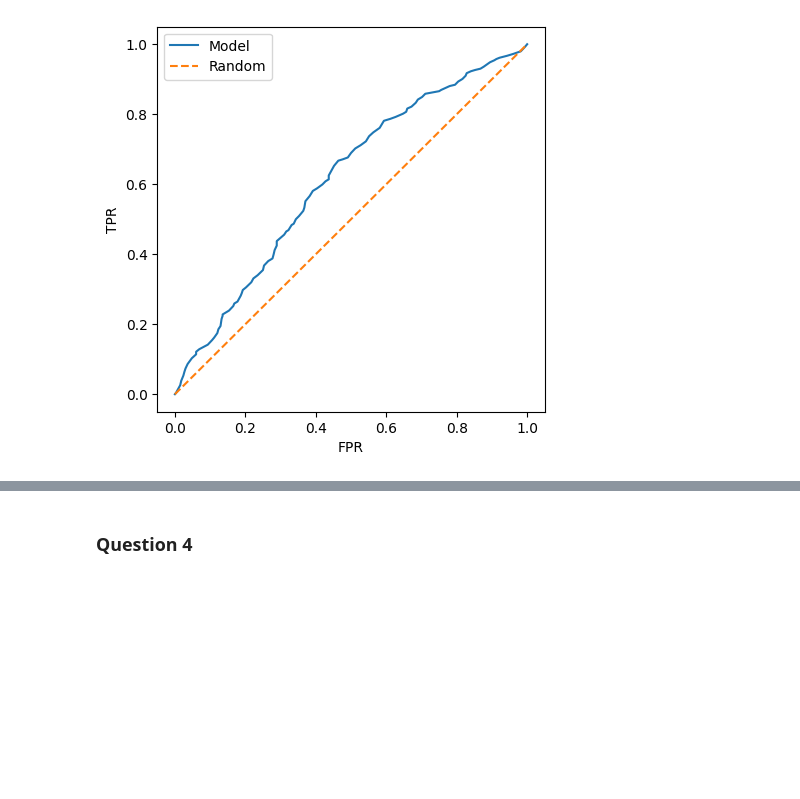
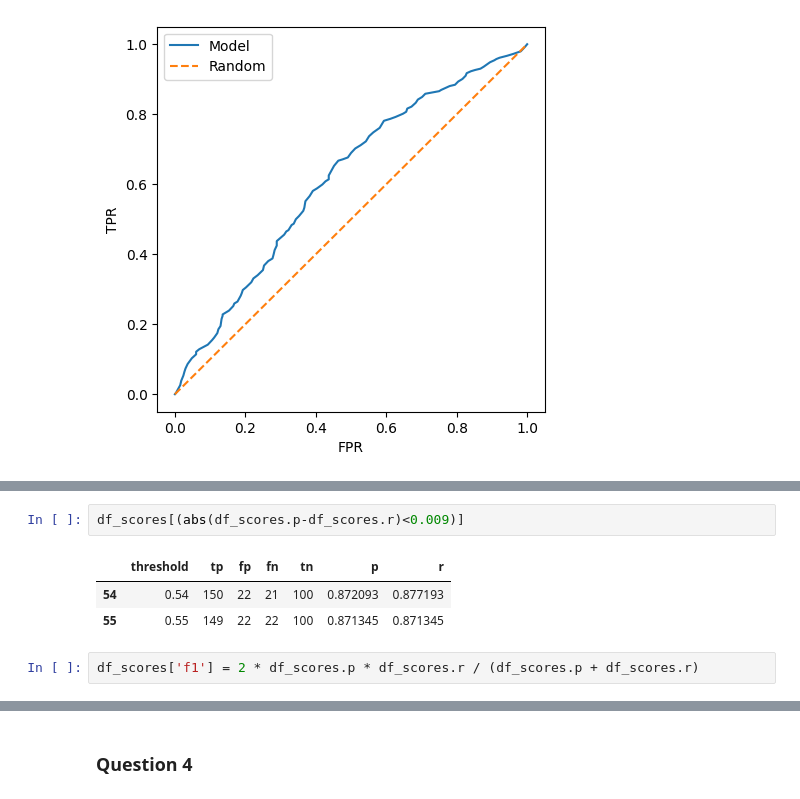
Before and after one commit to denshe/ml-zoomcamp, a Jupyter notebook: ml-zoomcamp-2025-homework4.ipynb, the cells around one changed output, grey strips where cells are left out. Drawn from its saved outputs; the diff is of its cells as text; blank space fills up the shorter version.

```diff
--- a/ml-zoomcamp-2025-homework4.ipynb
+++ b/ml-zoomcamp-2025-homework4.ipynb
@@ -180,0 +228,8 @@ location - 0.0
+# %%
+df_scores[(abs(df_scores.p-df_scores.r)<0.009)]
+# %% [output]
+|  | threshold | tp | fp | fn | tn | p | r |
+| 54 | 0.54 | 150 | 22 | 21 | 100 | 0.872093 | 0.877193 |
+| 55 | 0.55 | 149 | 22 | 22 | 100 | 0.871345 | 0.871345 |
+# %%
+df_scores['f1'] = 2 * df_scores.p * df_scores.r / (df_scores.p + df_scores.r)
```
Also changed, not shown: parts of 22 cells of this notebook.
